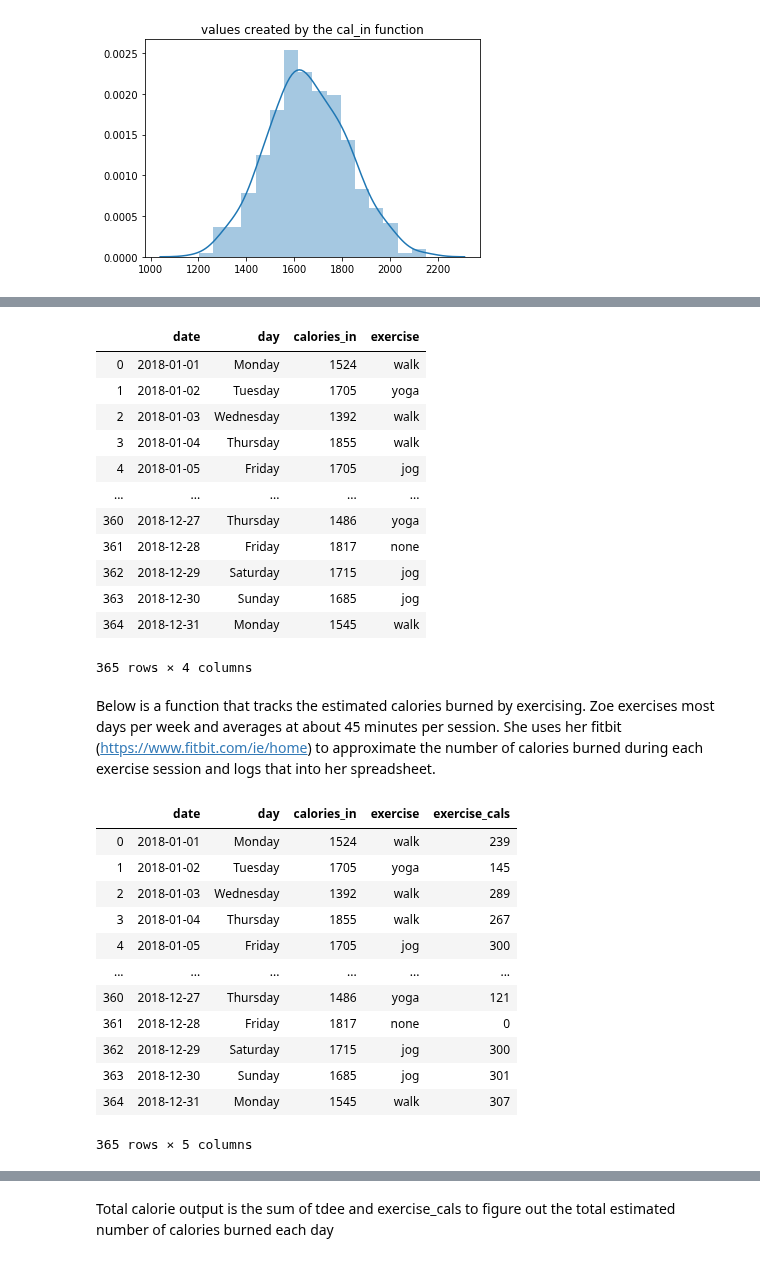
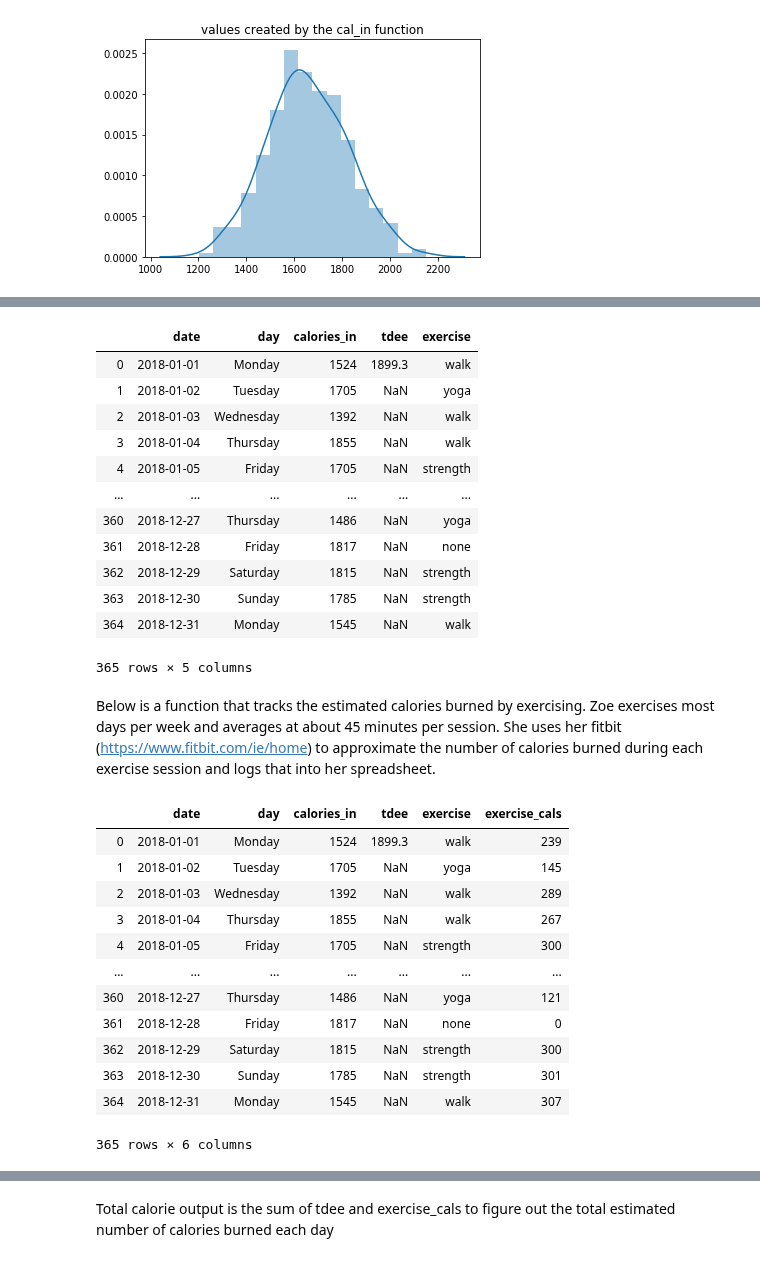
Before and after one commit to jennifer-ryan/data-set-simulation, a Jupyter notebook: Dataset Simulation.ipynb, the cells around one changed output, grey strips where cells are left out. Cells and saved outputs as stored; diff of their text form; code cells hidden in the pictures.

Commit message:
Finished TDEE section

```diff
--- a/Dataset Simulation.ipynb
+++ b/Dataset Simulation.ipynb
@@ -317,6 +314,6 @@ Like many people,  Zoe tends to consume more calories over the weekend than duri
 # %%
 # Creating extra random calorie amounts to be added to weekend days.
-extra_cal = np.random.randint(100, 200)
+extra_cal = np.random.randint(200, 300)
 
 # Creating calories_in column with weekend values adjusted.
 df['calories_in'] = np.where((((df['day'])=='Saturday') | ((df['day'])=='Sunday')), cal_in() + extra_cal, cal_in())
@@ -369,7 +404,7 @@ Exercise and calories burned: https://www.sciencealert.com/how-to-calculate-calo
 # %%
 # List of exercise activities.
 # https://stackoverflow.com/a/52923373
-activities = ["none", "walk", "jog", "yoga"]
+activities = ["none", "walk", "strength", "yoga"]
 
 # Separating out days of the week.
 sat = df['day'] == 'Saturday'
@@ -398,47 +433,47 @@ df['exercise'] = df['exercise'].astype('category')
 
 df
 # %% [output]
-|  | date | day | calories_in | exercise |
-| 0 | 2018-01-01 | Monday | 1524 | walk |
-| 1 | 2018-01-02 | Tuesday | 1705 | yoga |
-| 2 | 2018-01-03 | Wednesday | 1392 | walk |
-| 3 | 2018-01-04 | Thursday | 1855 | walk |
-| 4 | 2018-01-05 | Friday | 1705 | jog |
-| ... | ... | ... | ... | ... |
-| 360 | 2018-12-27 | Thursday | 1486 | yoga |
-| 361 | 2018-12-28 | Friday | 1817 | none |
-| 362 | 2018-12-29 | Saturday | 1715 | jog |
-| 363 | 2018-12-30 | Sunday | 1685 | jog |
-| 364 | 2018-12-31 | Monday | 1545 | walk |
+|  | date | day | calories_in | tdee | exercise |
+| 0 | 2018-01-01 | Monday | 1524 | 1899.3 | walk |
+| 1 | 2018-01-02 | Tuesday | 1705 | NaN | yoga |
+| 2 | 2018-01-03 | Wednesday | 1392 | NaN | walk |
+| 3 | 2018-01-04 | Thursday | 1855 | NaN | walk |
+| 4 | 2018-01-05 | Friday | 1705 | NaN | strength |
+| ... | ... | ... | ... | ... | ... |
+| 360 | 2018-12-27 | Thursday | 1486 | NaN | yoga |
+| 361 | 2018-12-28 | Friday | 1817 | NaN | none |
+| 362 | 2018-12-29 | Saturday | 1815 | NaN | strength |
+| 363 | 2018-12-30 | Sunday | 1785 | NaN | strength |
+| 364 | 2018-12-31 | Monday | 1545 | NaN | walk |
-365 rows × 4 columns
+365 rows × 5 columns
 # %% [markdown]
 Below is a function that tracks the estimated calories burned by exercising. Zoe exercises most days per week and averages at about 45 minutes per session. She uses her fitbit (https://www.fitbit.com/ie/home) to approximate the number of calories burned during each exercise session and logs that into her spreadsheet.
 # %%
 # https://stackoverflow.com/questions/26886653/pandas-create-new-column-based-on-values-from-other-columns-apply-a-function
 
 def exercise_cals(row):
     if row['exercise'] == 'yoga':
         return int(np.random.normal(150, 50))
     if row['exercise'] == 'walk':
         return int(np.random.normal(250, 50))
-    if row['exercise'] == 'jog':
+    if row['exercise'] == 'strength':
         return int(np.random.normal(300))
     if row['exercise'] == 'none':
         return 0
 
 df['exercise_cals'] = df.apply(lambda row: exercise_cals(row), axis = 1)
 df
 # %% [output]
-|  | date | day | calories_in | exercise | exercise_cals |
-| 0 | 2018-01-01 | Monday | 1524 | walk | 239 |
-| 1 | 2018-01-02 | Tuesday | 1705 | yoga | 145 |
-| 2 | 2018-01-03 | Wednesday | 1392 | walk | 289 |
-| 3 | 2018-01-04 | Thursday | 1855 | walk | 267 |
-| 4 | 2018-01-05 | Friday | 1705 | jog | 300 |
-| ... | ... | ... | ... | ... | ... |
-| 360 | 2018-12-27 | Thursday | 1486 | yoga | 121 |
-| 361 | 2018-12-28 | Friday | 1817 | none | 0 |
-| 362 | 2018-12-29 | Saturday | 1715 | jog | 300 |
-| 363 | 2018-12-30 | Sunday | 1685 | jog | 301 |
-| 364 | 2018-12-31 | Monday | 1545 | walk | 307 |
+|  | date | day | calories_in | tdee | exercise | exercise_cals |
+| 0 | 2018-01-01 | Monday | 1524 | 1899.3 | walk | 239 |
+| 1 | 2018-01-02 | Tuesday | 1705 | NaN | yoga | 145 |
+| 2 | 2018-01-03 | Wednesday | 1392 | NaN | walk | 289 |
+| 3 | 2018-01-04 | Thursday | 1855 | NaN | walk | 267 |
+| 4 | 2018-01-05 | Friday | 1705 | NaN | strength | 300 |
+| ... | ... | ... | ... | ... | ... | ... |
+| 360 | 2018-12-27 | Thursday | 1486 | NaN | yoga | 121 |
+| 361 | 2018-12-28 | Friday | 1817 | NaN | none | 0 |
+| 362 | 2018-12-29 | Saturday | 1815 | NaN | strength | 300 |
+| 363 | 2018-12-30 | Sunday | 1785 | NaN | strength | 301 |
+| 364 | 2018-12-31 | Monday | 1545 | NaN | walk | 307 |
-365 rows × 5 columns
+365 rows × 6 columns
```
Also changed, not shown: parts of 31 cells of this notebook.
